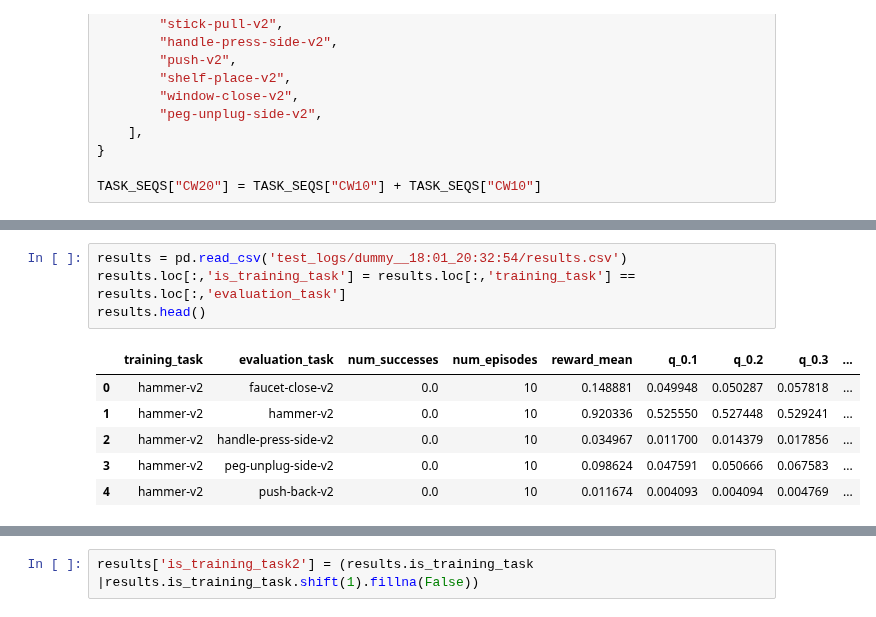
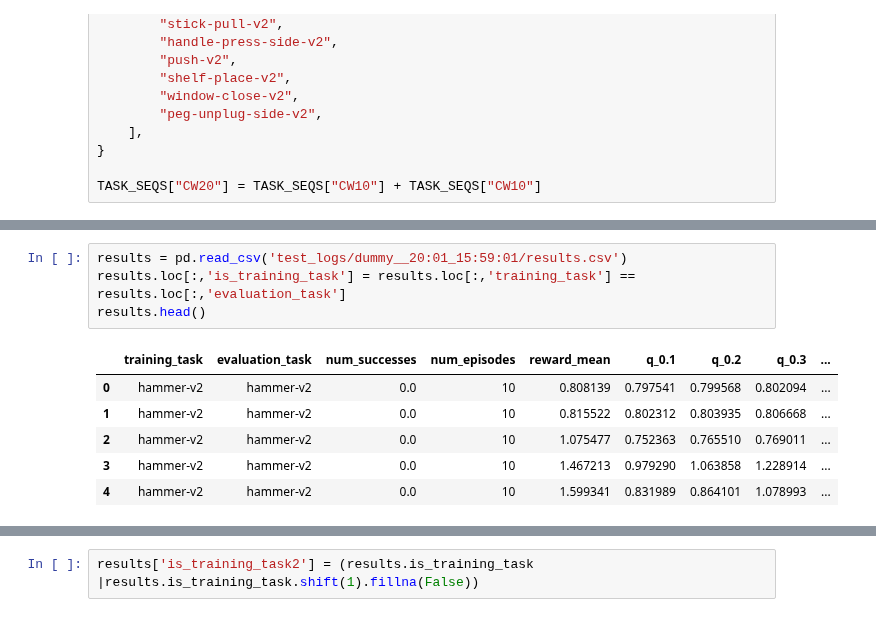
Before and after one commit to gdubbs100/right_left_brain_rl, a Jupyter notebook: continual_training_test.ipynb, the cells around one changed output, grey strips where cells are left out. Cells and saved outputs as stored; diff of their text form.

```diff
--- a/continual_training_test.ipynb
+++ b/continual_training_test.ipynb
@@ -118,11 +134,11 @@ completed in 1257.1385169029236
 # %%
-results = pd.read_csv('test_logs/dummy__18:01_20:32:54/results.csv')
+results = pd.read_csv('test_logs/dummy__20:01_15:59:01/results.csv')
 results.loc[:,'is_training_task'] = results.loc[:,'training_task'] == results.loc[:,'evaluation_task']
 results.head()
 # %% [output]
 |  | training_task | evaluation_task | num_successes | num_episodes | reward_mean | q_0.1 | q_0.2 | q_0.3 | ... |
-| 0 | hammer-v2 | faucet-close-v2 | 0.0 | 10 | 0.148881 | 0.049948 | 0.050287 | 0.057818 | ... |
-| 1 | hammer-v2 | hammer-v2 | 0.0 | 10 | 0.920336 | 0.525550 | 0.527448 | 0.529241 | ... |
-| 2 | hammer-v2 | handle-press-side-v2 | 0.0 | 10 | 0.034967 | 0.011700 | 0.014379 | 0.017856 | ... |
-| 3 | hammer-v2 | peg-unplug-side-v2 | 0.0 | 10 | 0.098624 | 0.047591 | 0.050666 | 0.067583 | ... |
-| 4 | hammer-v2 | push-back-v2 | 0.0 | 10 | 0.011674 | 0.004093 | 0.004094 | 0.004769 | ... |
+| 0 | hammer-v2 | hammer-v2 | 0.0 | 10 | 0.808139 | 0.797541 | 0.799568 | 0.802094 | ... |
+| 1 | hammer-v2 | hammer-v2 | 0.0 | 10 | 0.815522 | 0.802312 | 0.803935 | 0.806668 | ... |
+| 2 | hammer-v2 | hammer-v2 | 0.0 | 10 | 1.075477 | 0.752363 | 0.765510 | 0.769011 | ... |
+| 3 | hammer-v2 | hammer-v2 | 0.0 | 10 | 1.467213 | 0.979290 | 1.063858 | 1.228914 | ... |
+| 4 | hammer-v2 | hammer-v2 | 0.0 | 10 | 1.599341 | 0.831989 | 0.864101 | 1.078993 | ... |
```
Also changed, not shown: parts of 13 cells of this notebook, 2 other files.
